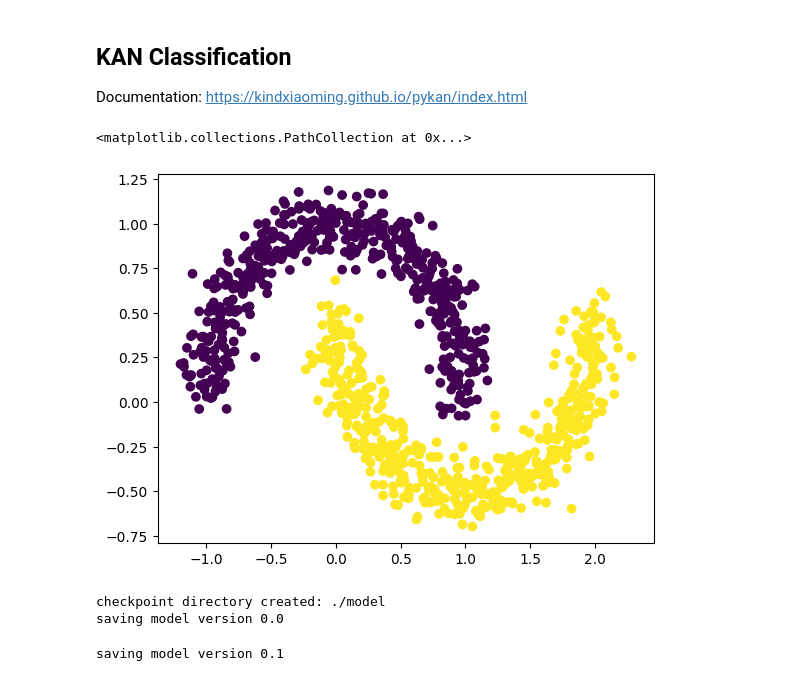
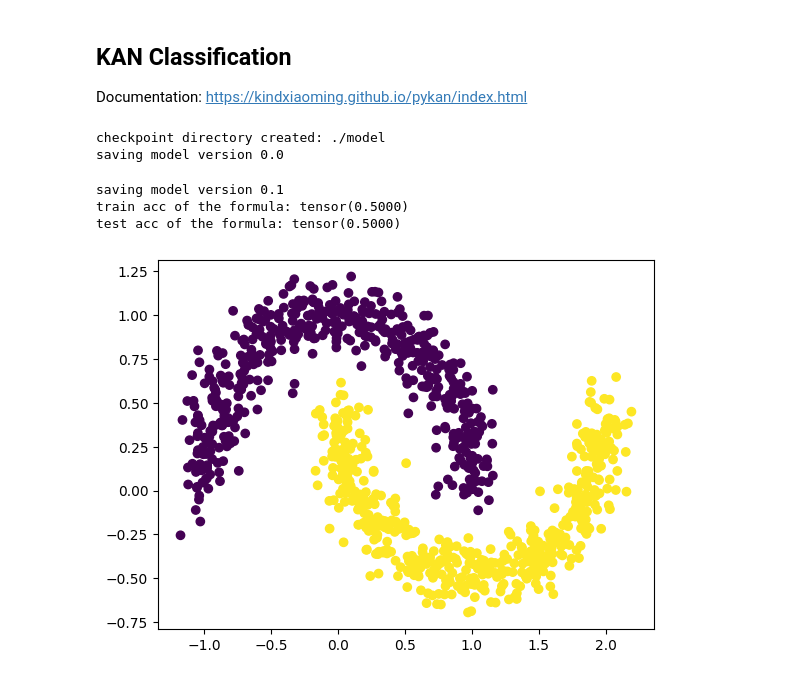
Before and after one commit to Dong237/RiskReasoner, a Jupyter notebook: XAI/kan.ipynb, the cells around one changed output. Saved outputs shown, nothing was run; the diff lists cells and outputs as text; code cells hidden in the pictures.

```diff
--- a/XAI/kan.ipynb
+++ b/XAI/kan.ipynb
@@ -164,39 +85,55 @@ Documentation: https://kindxiaoming.github.io/pykan/index.html
 # %%
 from kan import KAN
 import matplotlib.pyplot as plt
 from sklearn.datasets import make_moons
 import torch
 import numpy as np
 
 dataset = {}
+dtype = torch.float32
+device = torch.device("cpu")
 train_input, train_label = make_moons(n_samples=1000, shuffle=True, noise=0.1, random_state=None)
 test_input, test_label = make_moons(n_samples=1000, shuffle=True, noise=0.1, random_state=None)
 
 dataset['train_input'] = torch.from_numpy(train_input).type(dtype).to(device)
 dataset['test_input'] = torch.from_numpy(test_input).type(dtype).to(device)
 dataset['train_label'] = torch.from_numpy(train_label).type(torch.long).to(device)
 dataset['test_label'] = torch.from_numpy(test_label).type(torch.long).to(device)
 
 X = dataset['train_input']
 y = dataset['train_label']
 plt.scatter(X[:,0].cpu().detach().numpy(), X[:,1].cpu().detach().numpy(), c=y[:].cpu().detach().numpy())
+
+model = KAN(width=[2,2], grid=3, k=3, seed=2024, device=device)
+
+def train_acc():
+    return torch.mean((torch.argmax(model(dataset['train_input']), dim=1) == dataset['train_label']).type(dtype))
+
+def test_acc():
+    return torch.mean((torch.argmax(model(dataset['test_input']), dim=1) == dataset['test_label']).type(dtype))
+
+results = model.fit(dataset, opt="LBFGS", steps=50, metrics=(train_acc, test_acc), loss_fn=torch.nn.CrossEntropyLoss())
+
+# how accurate is this formula?
+def acc(formula1, formula2, X, y):
+    batch = X.shape[0]
+    correct = 0
+    for i in range(batch):
+        logit1 = np.array(formula1.subs('x_1', X[i,0]).subs('x_2', X[i,1])).astype(np.float64)
+        logit2 = np.array(formula2.subs('x_1', X[i,0]).subs('x_2', X[i,1])).astype(np.float64)
+        correct += (logit2 > logit1) == y[i]
+    return correct/batch
+
+formula1, formula2 = model.symbolic_formula()[0]
+print('train acc of the formula:', acc(formula1, formula2, dataset['train_input'], dataset['train_label']))
+print('test acc of the formula:', acc(formula1, formula2, dataset['test_input'], dataset['test_label']))
 # %% [output]
-<matplotlib.collections.PathCollection at 0x...>
+checkpoint directory created: ./model
+saving model version 0.0
+saving model version 0.1
+train acc of the formula: tensor(0.5000)
+test acc of the formula: tensor(0.5000)
-[figure, old version]
+[figure, new version]
-# %%
-model = KAN(width=[2,2], grid=3, k=3, seed=2024, device=device)
-
-def train_acc():
-    return torch.mean((torch.argmax(model(dataset['train_input']), dim=1) == dataset['train_label']).type(dtype))
-
-def test_acc():
-    return torch.mean((torch.argmax(model(dataset['test_input']), dim=1) == dataset['test_label']).type(dtype))
-
-results = model.fit(dataset, opt="LBFGS", steps=20, metrics=(train_acc, test_acc), loss_fn=torch.nn.CrossEntropyLoss());
-# %% [output]
-checkpoint directory created: ./model
-saving model version 0.0
-saving model version 0.1
 # %%
 lib = ['x','x^2','x^3','x^4','exp','log','sqrt','tanh','sin','abs']
 model.auto_symbolic(lib=lib)
```
Also changed, not shown: parts of 17 cells of this notebook, 5 other files.
